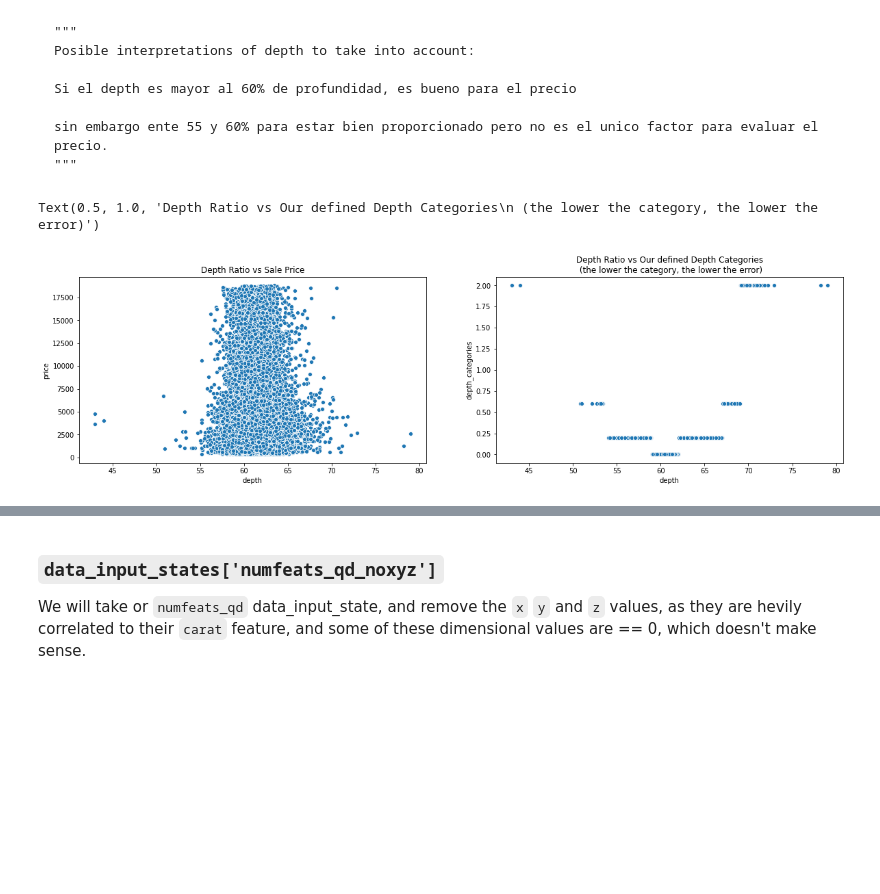
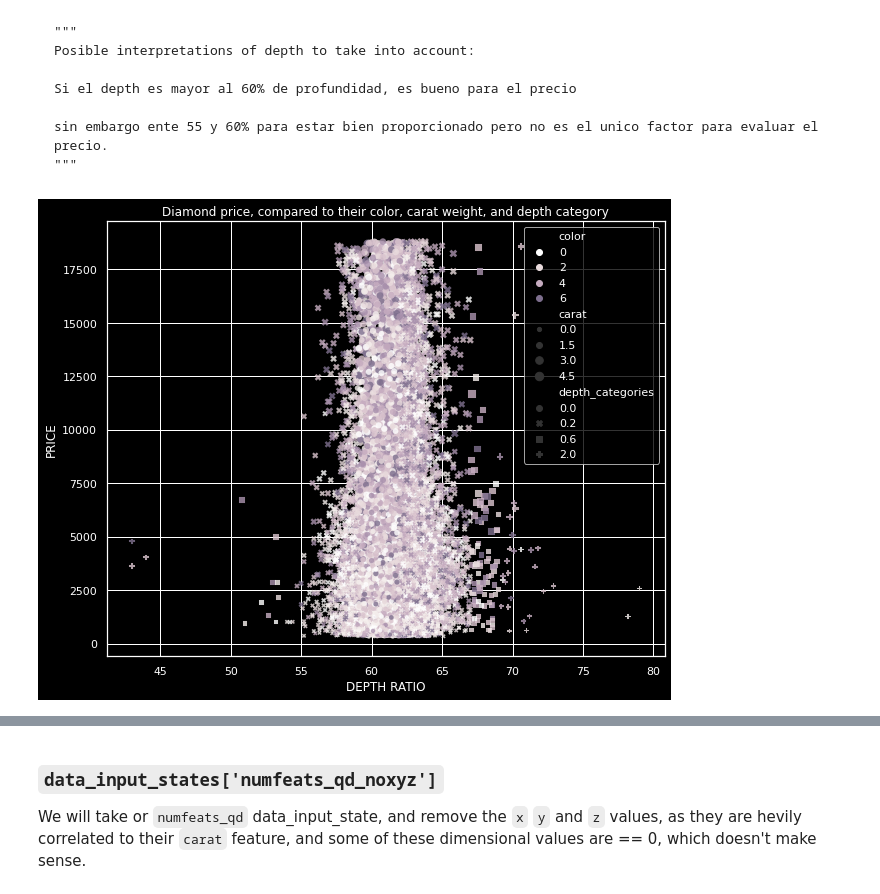
Before and after one commit to rihp/diamond-price-supervised-ML, a Jupyter notebook: notebooks/01_preparing_data.ipynb, the cells around one changed output, grey strips where cells are left out. Saved outputs shown, nothing was run; the diff lists cells and outputs as text; code cells hidden in the pictures; blank space fills up the shorter version.

```diff
--- a/notebooks/01_preparing_data.ipynb
+++ b/notebooks/01_preparing_data.ipynb
@@ -292,12 +294,18 @@ data = data_input_states['numerical_features'].copy()
 data['depth_categories'] = data.depth
 data['depth_categories'] = data.depth_categories.apply(datahandler.depth_qualifyer)
 data_input_states.update({'numfeats_qd':data})
-# %%
-fig,ax=plt.subplots(1,2, figsize=(20,5))
-sns.scatterplot(data.depth, data.price, ax=ax[0])
-sns.scatterplot(data.depth, data.depth_categories, ax=ax[1])
-ax[0].set_title('Depth Ratio vs Sale Price')
-ax[1].set_title('Depth Ratio vs Our defined Depth Categories\n (the lower the category, the lower the error)')
-# %% [output]
-Text(0.5, 1.0, 'Depth Ratio vs Our defined Depth Categories\n (the lower the category, the lower the error)')
-[figure, removed]
+# %%
+fig,ax=plt.subplots(1, figsize=(10,8))
+ax.set_title('Diamond price, compared to their color, carat weight, and depth category')
+
+cmap = sns.cubehelix_palette(n_colors=9, gamma=.40, hue=.4, dark=0.15, light=1, as_cmap=True)
+
+sns.scatterplot(x='depth', y='price',  style='depth_categories',
+                hue='color', size=data.carat,
+                data=data, alpha=0.81, palette=cmap, linewidth=0.05, )
+ax.set_ylabel('PRICE')
+ax.set_xlabel('DEPTH RATIO')
+
+plt.savefig('../OUTPUT/depth_analysis.png')
+# %% [output]
+[figure, added]
```
Also changed, not shown: parts of 6 cells of this notebook, 7 other files.
